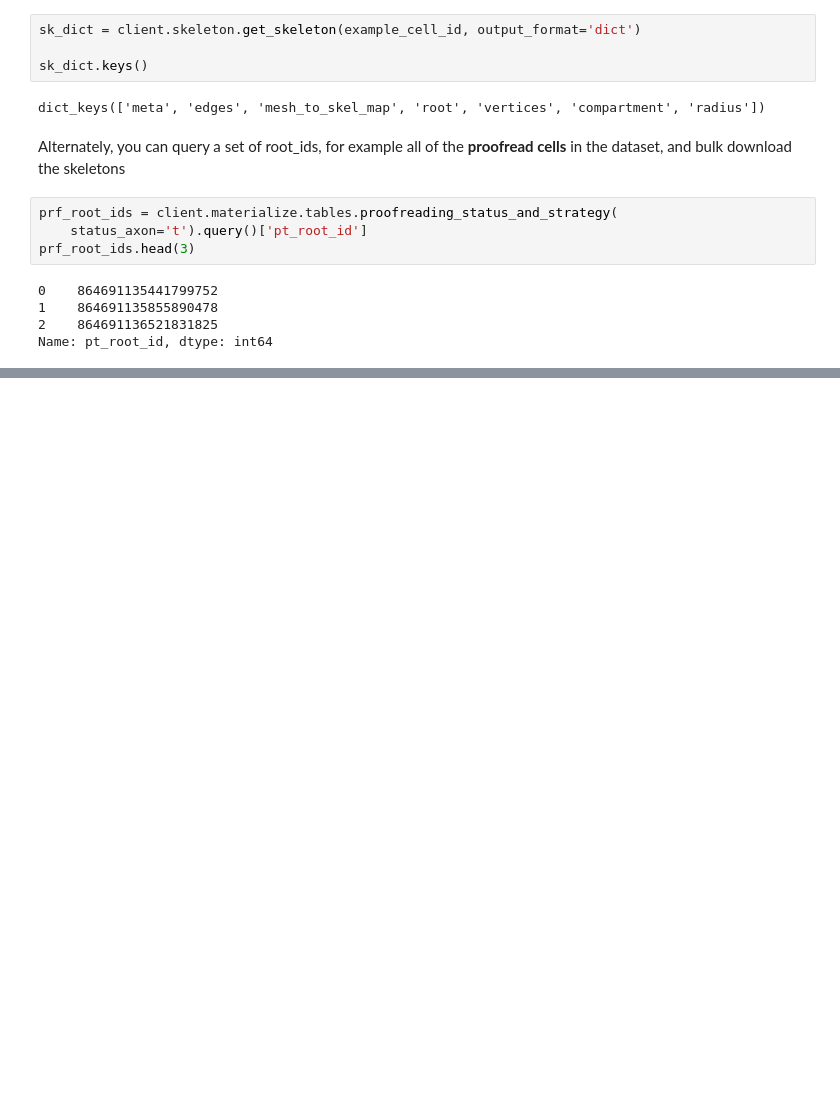
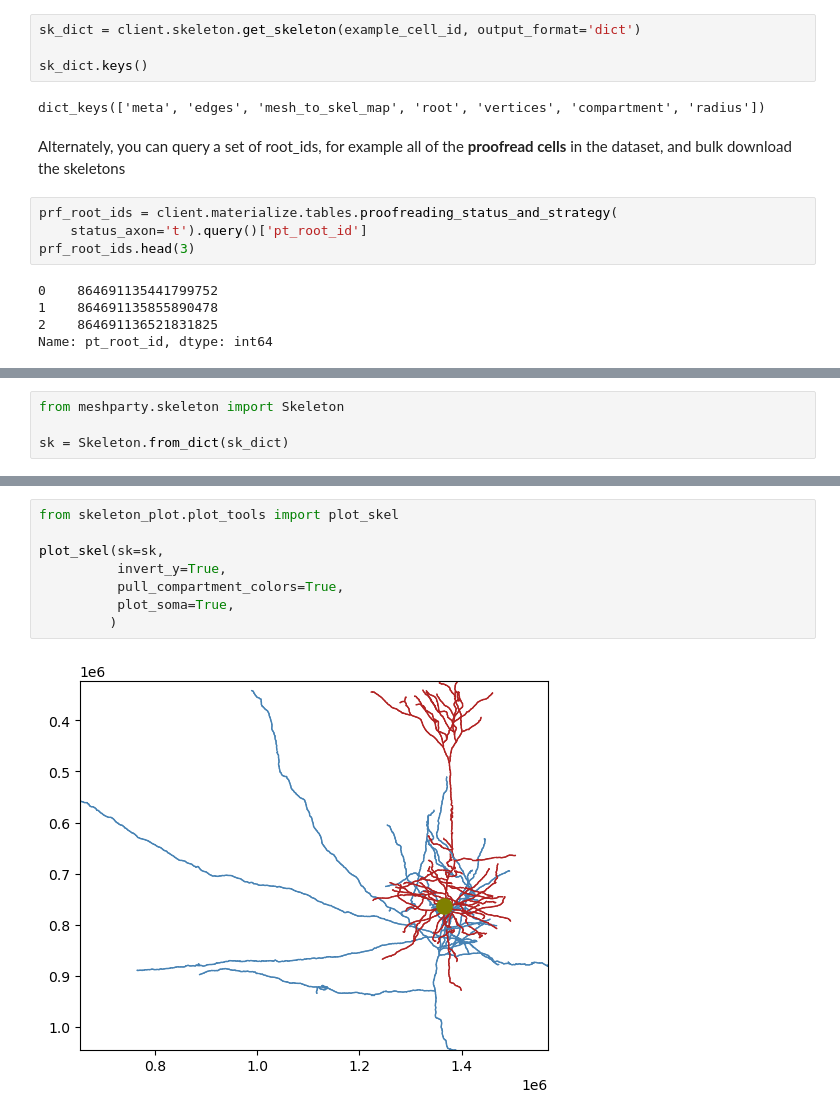
Before and after one commit to AllenInstitute/microns_tutorial, a Jupyter notebook: tutorial_book/quickstart_notebooks/07-cave-download-skeleton.ipynb, the cells around one changed output, grey strips where cells are left out. Saved outputs shown, nothing was run; the diff lists cells and outputs as text; blank space fills up the shorter version.

```diff
--- a/tutorial_book/quickstart_notebooks/07-cave-download-skeleton.ipynb
+++ b/tutorial_book/quickstart_notebooks/07-cave-download-skeleton.ipynb
@@ -119,0 +119,4 @@ By loading a skeleton with MeshParty, you can easily 'rehydrate' the mesh featur
+# %%
+from meshparty.skeleton import Skeleton
+
+sk = Skeleton.from_dict(sk_dict)
@@ -119,0 +134,10 @@ By loading a skeleton with MeshParty, you can easily 'rehydrate' the mesh featur
+# %%
+from skeleton_plot.plot_tools import plot_skel
+
+plot_skel(sk=sk,
+          invert_y=True,
+          pull_compartment_colors=True,
+          plot_soma=True,
+         )
+# %% [output]
+[figure, added]
```
Also changed, not shown: parts of 11 cells of this notebook, 2 other files.
